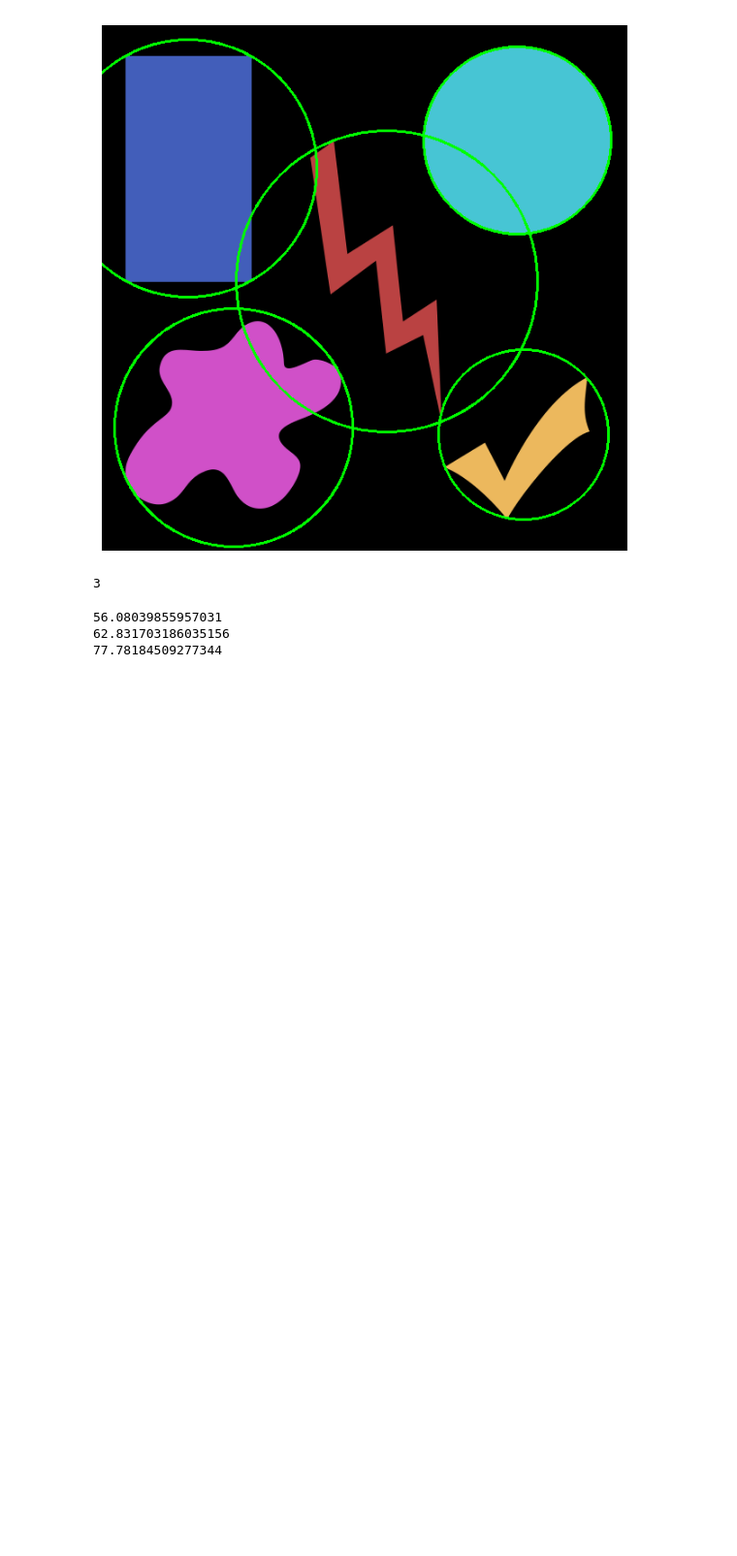
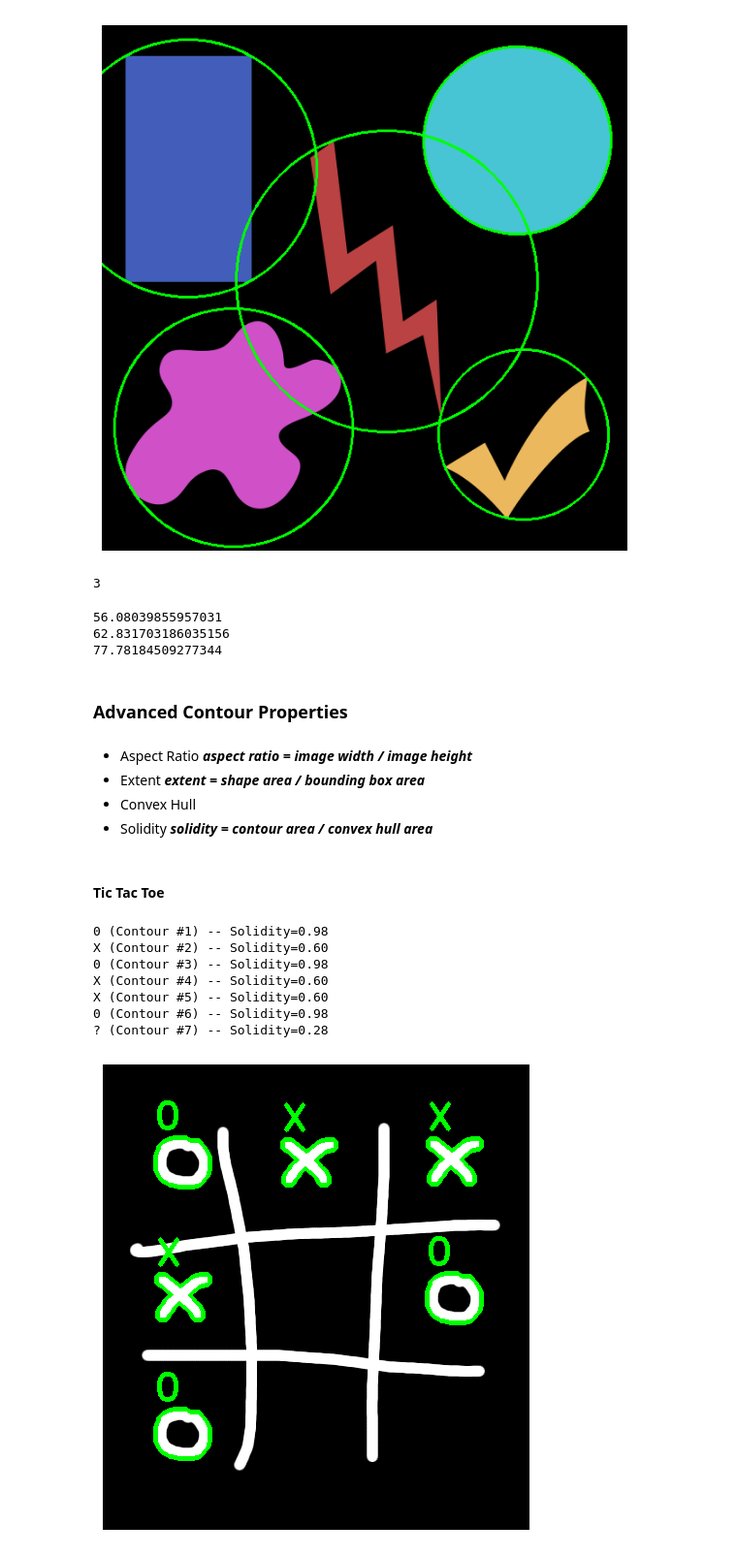
Before and after one commit to KarthikKothareddy/pisgurus, a Jupyter notebook: contours.ipynb, the cells around one changed output. Shown at 97% size. Cells and saved outputs as stored; diff of their text form; code cells hidden in the pictures; blank space fills up the shorter version.

Commit message:
tictactoe contours

```diff
--- a/contours.ipynb
+++ b/contours.ipynb
@@ -319,3 +319,66 @@ for i, c in enumerate(contours):
 56.08039855957031
 62.831703186035156
 77.78184509277344
+# %% [markdown]
+### Advanced Contour Properties
+# %% [markdown]
+- Aspect Ratio
+    ***aspect ratio = image width / image height***
+- Extent
+    ***extent = shape area / bounding box area***
+- Convex Hull
+- Solidity
+    ***solidity = contour area / convex hull area***
+# %% [markdown]
+#### Tic Tac Toe
+# %%
+image = cv2.imread("images/contours_tictactoe.png")
+gray = cv2.cvtColor(image, cv2.COLOR_BGR2GRAY)
+
+contours = cv2.findContours(
+    gray.copy(),
+    cv2.RETR_EXTERNAL,
+    cv2.CHAIN_APPROX_SIMPLE
+)
+
+contours = imutils.grab_contours(contours)
+
+# loop over
+for i, c in enumerate(contours):
+    # compute contour area
+    area = cv2.contourArea(c)
+    (x, y, w, h) = cv2.boundingRect(c)
+
+    # compute convex hull
+    hull = cv2.convexHull(c)
+    hull_area = cv2.contourArea(hull)
+    solidity = area/hull_area
+
+    # initialize charecter text
+    char = "?"
+
+    # if solidity is high examine 0
+    if solidity > 0.9:
+        char = "0"
+    # reasonably high
+    elif solidity > 0.5:
+        char = "X"
+
+    # if the character is unknown draw it
+    if char != "?":
+        cv2.drawContours(image, [c], -1, (0, 255, 0), 3)
+        cv2.putText(image, char, (x, y-10), cv2.FONT_HERSHEY_SIMPLEX, 1.25, (0, 255, 0), 4)
+
+    # show contour properties
+    print("{} (Contour #{}) -- Solidity={:.2f}".format(char, i+1, solidity))
+
+display(image)
+# %% [output]
+0 (Contour #1) -- Solidity=0.98
+X (Contour #2) -- Solidity=0.60
+0 (Contour #3) -- Solidity=0.98
+X (Contour #4) -- Solidity=0.60
+X (Contour #5) -- Solidity=0.60
+0 (Contour #6) -- Solidity=0.98
+? (Contour #7) -- Solidity=0.28
+[figure, added]
```
Also changed, not shown: 1 other file.
